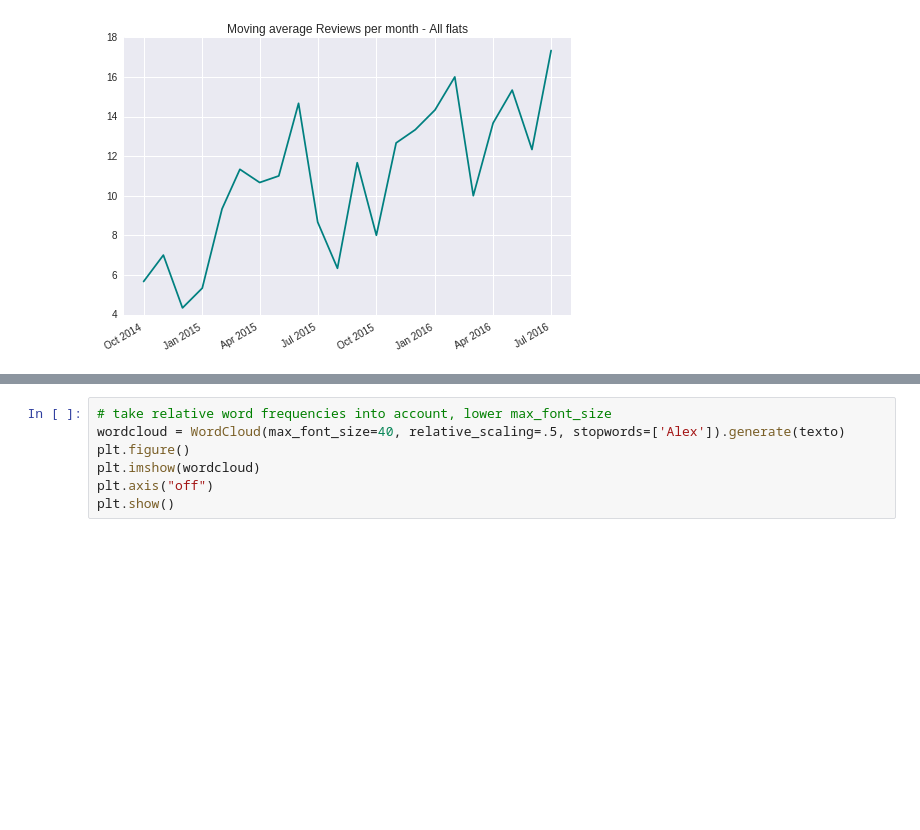
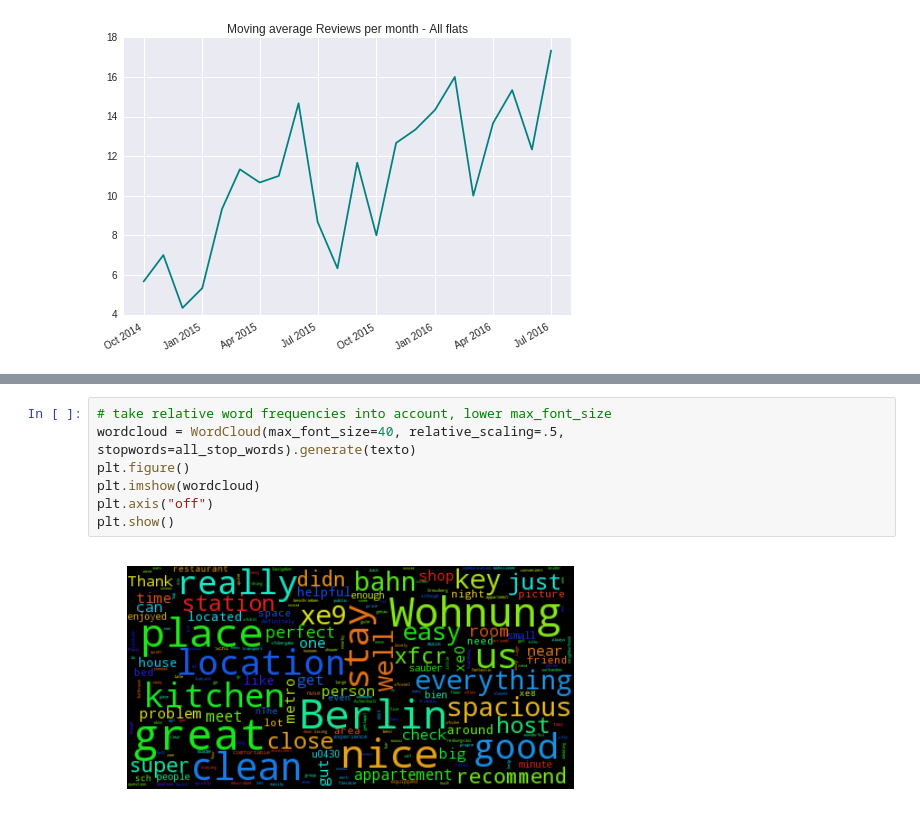
Before and after one commit to clementlefevre/CS109, a Jupyter notebook: driver_arm/driver_control.ipynb, the cells around one changed output, grey strips where cells are left out. Drawn from its saved outputs; the diff is of its cells as text; blank space fills up the shorter version.

```diff
--- a/driver_arm/driver_control.ipynb
+++ b/driver_arm/driver_control.ipynb
@@ -106,7 +110,9 @@ plt.axis("off")
 # %%
 # take relative word frequencies into account, lower max_font_size
-wordcloud = WordCloud(max_font_size=40, relative_scaling=.5, stopwords=['Alex']).generate(texto)
+wordcloud = WordCloud(max_font_size=40, relative_scaling=.5, stopwords=all_stop_words).generate(texto)
 plt.figure()
 plt.imshow(wordcloud)
 plt.axis("off")
 plt.show()
+# %% [output]
+[figure, added]
```
Also changed, not shown: parts of 2 cells of this notebook, 3 other files.
